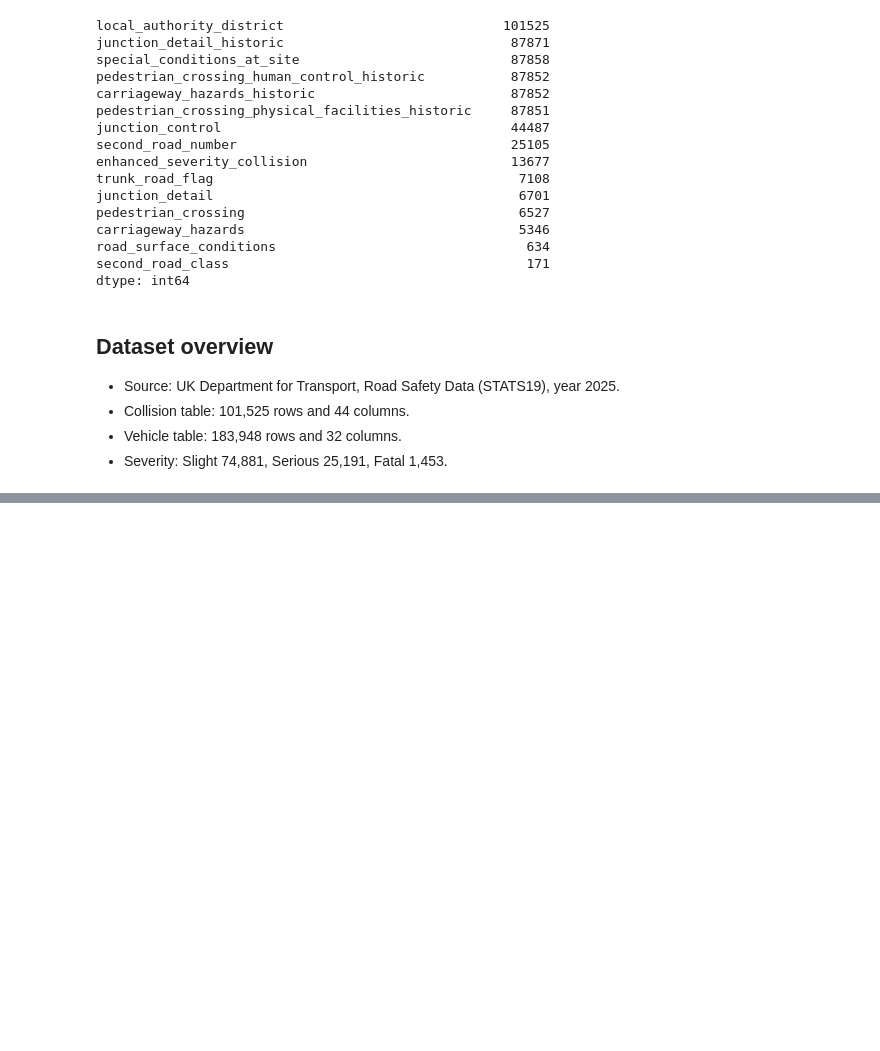
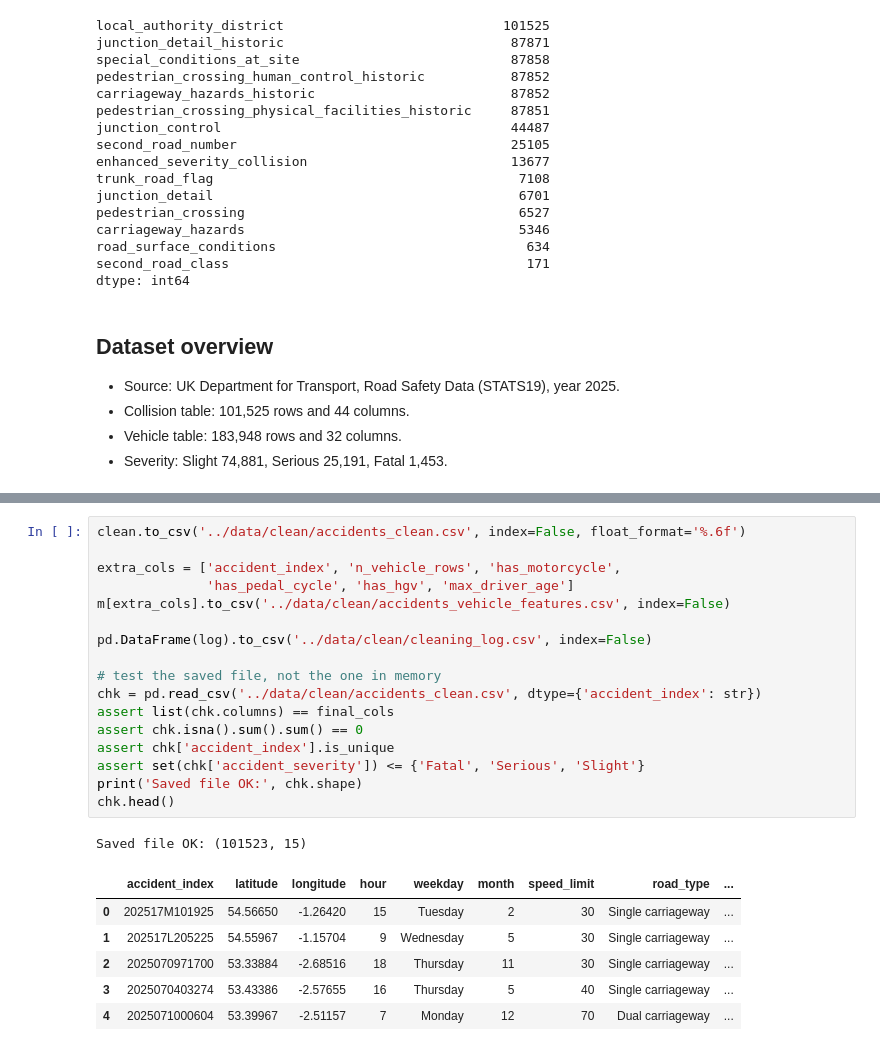
Before and after one commit to oSaio/traffic-accident-patterns, a Jupyter notebook: notebooks/01_data_prep.ipynb, the cells around one changed output, grey strips where cells are left out. Drawn from its saved outputs; the diff is of its cells as text; blank space fills up the shorter version.

```diff
--- a/notebooks/01_data_prep.ipynb
+++ b/notebooks/01_data_prep.ipynb
@@ -98,0 +282,25 @@ dtype: int64
+# %%
+clean.to_csv('../data/clean/accidents_clean.csv', index=False, float_format='%.6f')
+
+extra_cols = ['accident_index', 'n_vehicle_rows', 'has_motorcycle',
+              'has_pedal_cycle', 'has_hgv', 'max_driver_age']
+m[extra_cols].to_csv('../data/clean/accidents_vehicle_features.csv', index=False)
+
+pd.DataFrame(log).to_csv('../data/clean/cleaning_log.csv', index=False)
+
+# test the saved file, not the one in memory
+chk = pd.read_csv('../data/clean/accidents_clean.csv', dtype={'accident_index': str})
+assert list(chk.columns) == final_cols
+assert chk.isna().sum().sum() == 0
+assert chk['accident_index'].is_unique
+assert set(chk['accident_severity']) <= {'Fatal', 'Serious', 'Slight'}
+print('Saved file OK:', chk.shape)
+chk.head()
+# %% [output]
+Saved file OK: (101523, 15)
+|  | accident_index | latitude | longitude | hour | weekday | month | speed_limit | road_type | ... |
+| 0 | 202517M101925 | 54.56650 | -1.26420 | 15 | Tuesday | 2 | 30 | Single carriageway | ... |
+| 1 | 202517L205225 | 54.55967 | -1.15704 | 9 | Wednesday | 5 | 30 | Single carriageway | ... |
+| 2 | 2025070971700 | 53.33884 | -2.68516 | 18 | Thursday | 11 | 30 | Single carriageway | ... |
+| 3 | 2025070403274 | 53.43386 | -2.57655 | 16 | Thursday | 5 | 40 | Single carriageway | ... |
+| 4 | 2025071000604 | 53.39967 | -2.51157 | 7 | Monday | 12 | 70 | Dual carriageway | ... |
```
Also changed, not shown: parts of 9 cells of this notebook, 4 other files.
